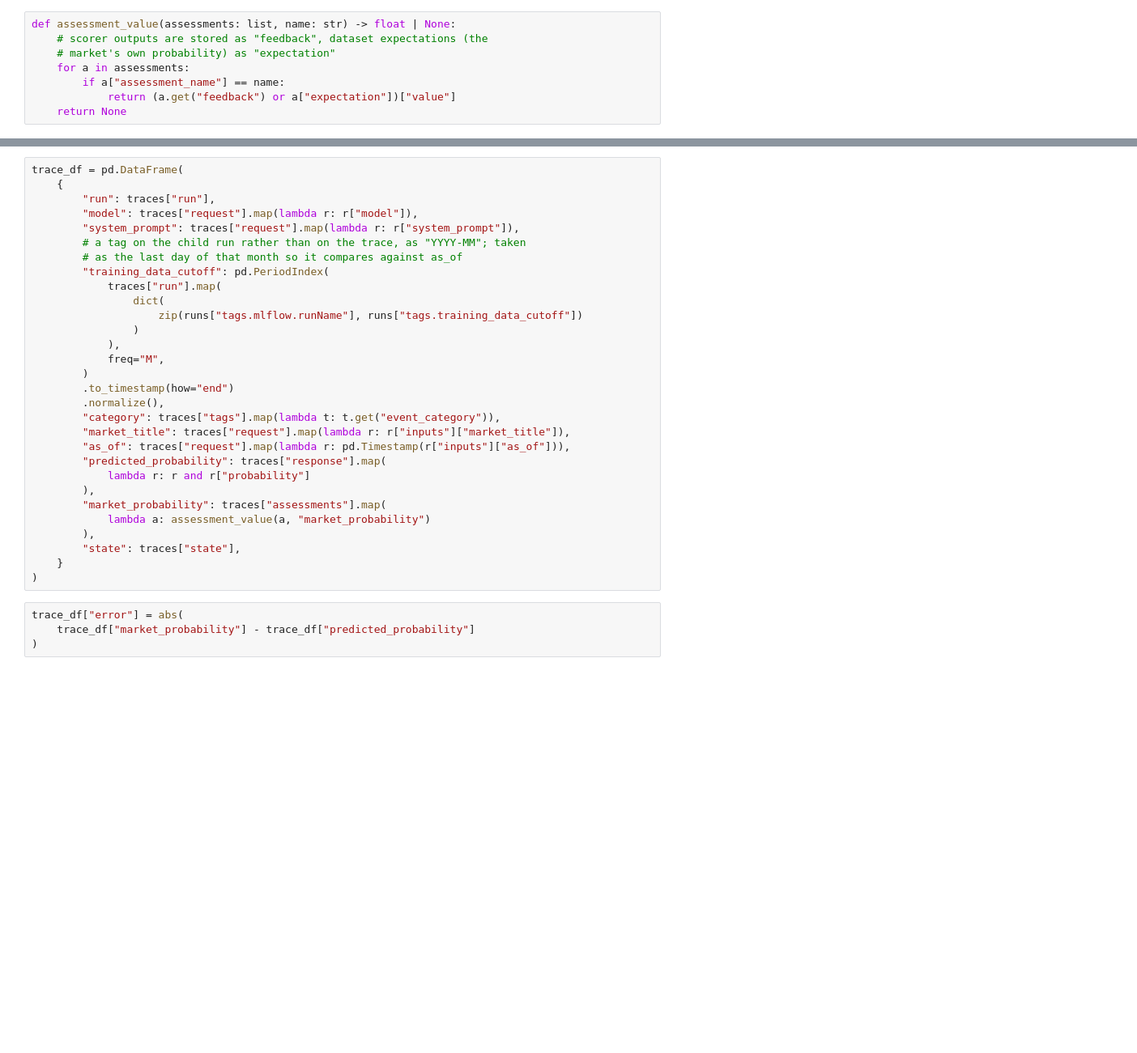
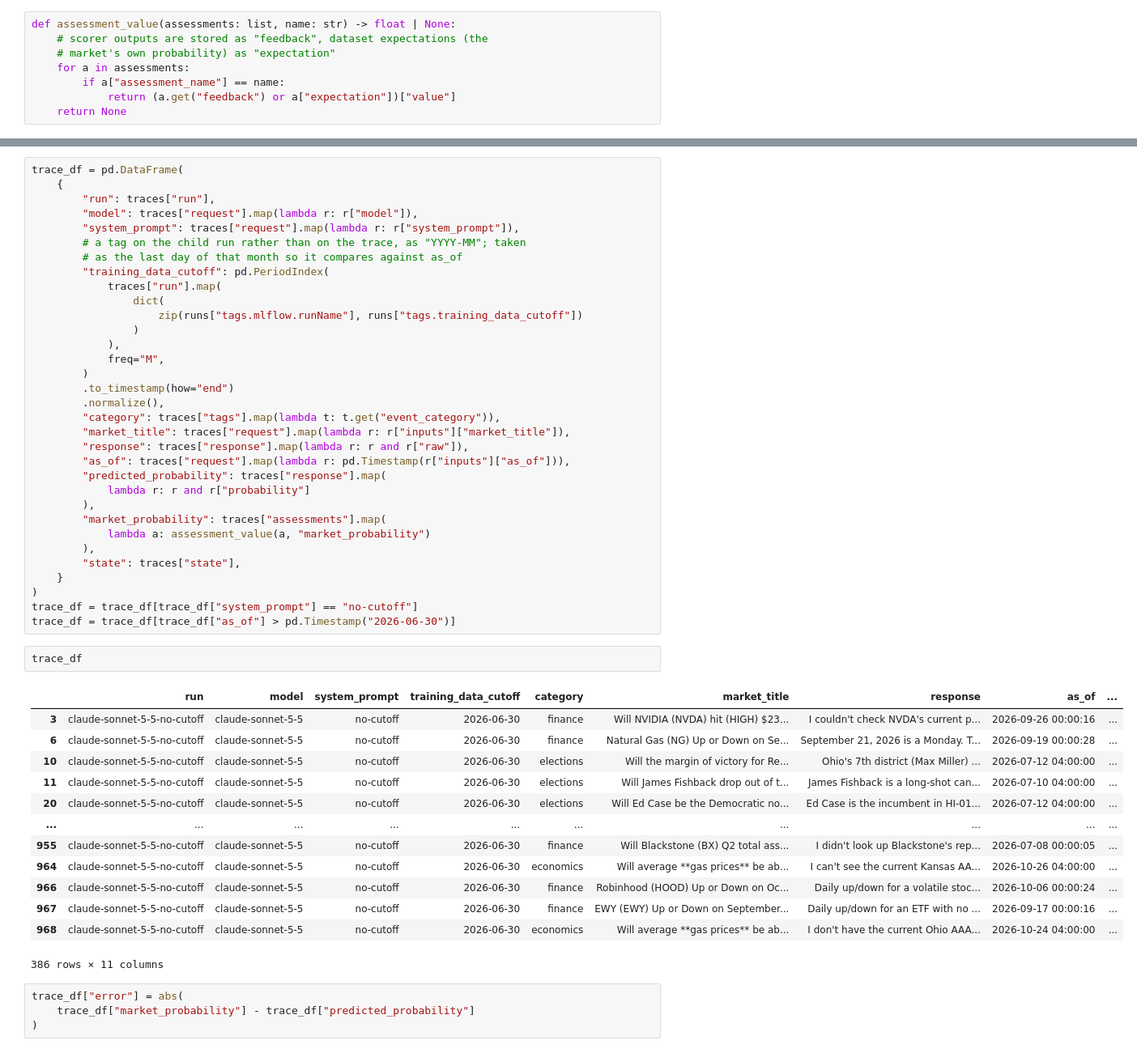
Before and after one commit to andrewkittredge/prediction-market-benchmark, a Jupyter notebook: brier_score.ipynb, the cells around one changed output, grey strips where cells are left out. Shown at 81% size. Saved outputs shown, nothing was run; the diff lists cells and outputs as text; blank space fills up the shorter version.

```diff
--- a/brier_score.ipynb
+++ b/brier_score.ipynb
@@ -66,6 +90,7 @@ trace_df = pd.DataFrame(
         .normalize(),
         "category": traces["tags"].map(lambda t: t.get("event_category")),
         "market_title": traces["request"].map(lambda r: r["inputs"]["market_title"]),
+        "response": traces["response"].map(lambda r: r and r["raw"]),
         "as_of": traces["request"].map(lambda r: pd.Timestamp(r["inputs"]["as_of"])),
         "predicted_probability": traces["response"].map(
             lambda r: r and r["probability"]
@@ -76,6 +101,24 @@ trace_df = pd.DataFrame(
         "state": traces["state"],
     }
 )
+trace_df = trace_df[trace_df["system_prompt"] == "no-cutoff"]
+trace_df = trace_df[trace_df["as_of"] > pd.Timestamp("2026-06-30")]
+# %%
+trace_df
+# %% [output]
+|  | run | model | system_prompt | training_data_cutoff | category | market_title | response | as_of | ... |
+| 3 | claude-sonnet-5-5-no-cutoff | claude-sonnet-5-5 | no-cutoff | 2026-06-30 | finance | Will NVIDIA (NVDA) hit (HIGH) $23... | I couldn't check NVDA's current p... | 2026-09-26 00:00:16 | ... |
+| 6 | claude-sonnet-5-5-no-cutoff | claude-sonnet-5-5 | no-cutoff | 2026-06-30 | finance | Natural Gas (NG) Up or Down on Se... | September 21, 2026 is a Monday. T... | 2026-09-19 00:00:28 | ... |
+| 10 | claude-sonnet-5-5-no-cutoff | claude-sonnet-5-5 | no-cutoff | 2026-06-30 | elections | Will the margin of victory for Re... | Ohio's 7th district (Max Miller) ... | 2026-07-12 04:00:00 | ... |
+| 11 | claude-sonnet-5-5-no-cutoff | claude-sonnet-5-5 | no-cutoff | 2026-06-30 | elections | Will James Fishback drop out of t... | James Fishback is a long-shot can... | 2026-07-10 04:00:00 | ... |
+| 20 | claude-sonnet-5-5-no-cutoff | claude-sonnet-5-5 | no-cutoff | 2026-06-30 | elections | Will Ed Case be the Democratic no... | Ed Case is the incumbent in HI-01... | 2026-07-12 04:00:00 | ... |
+| ... | ... | ... | ... | ... | ... | ... | ... | ... | ... |
+| 955 | claude-sonnet-5-5-no-cutoff | claude-sonnet-5-5 | no-cutoff | 2026-06-30 | finance | Will Blackstone (BX) Q2 total ass... | I didn't look up Blackstone's rep... | 2026-07-08 00:00:05 | ... |
+| 964 | claude-sonnet-5-5-no-cutoff | claude-sonnet-5-5 | no-cutoff | 2026-06-30 | economics | Will average **gas prices** be ab... | I can't see the current Kansas AA... | 2026-10-26 04:00:00 | ... |
+| 966 | claude-sonnet-5-5-no-cutoff | claude-sonnet-5-5 | no-cutoff | 2026-06-30 | finance | Robinhood (HOOD) Up or Down on Oc... | Daily up/down for a volatile stoc... | 2026-10-06 00:00:24 | ... |
+| 967 | claude-sonnet-5-5-no-cutoff | claude-sonnet-5-5 | no-cutoff | 2026-06-30 | finance | EWY (EWY) Up or Down on September... | Daily up/down for an ETF with no ... | 2026-09-17 00:00:16 | ... |
+| 968 | claude-sonnet-5-5-no-cutoff | claude-sonnet-5-5 | no-cutoff | 2026-06-30 | economics | Will average **gas prices** be ab... | I don't have the current Ohio AAA... | 2026-10-24 04:00:00 | ... |
+386 rows × 11 columns
 # %%
 trace_df["error"] = abs(
     trace_df["market_probability"] - trace_df["predicted_probability"]
```
Also changed, not shown: parts of 11 cells of this notebook.
